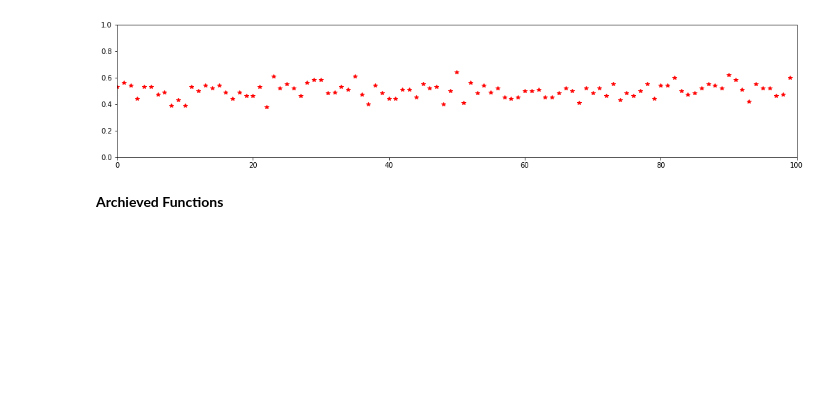
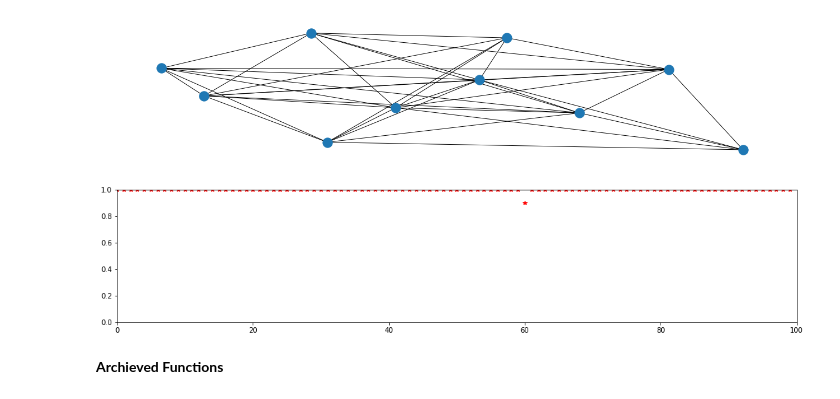
Before and after one commit to TimChenyu/GRN, a Jupyter notebook: GRN_Colab_Implementation.ipynb, the cells around one changed output. Saved outputs shown, nothing was run; the diff lists cells and outputs as text; code cells hidden in the pictures; blank space fills up the shorter version.

```diff
--- a/GRN_Colab_Implementation.ipynb
+++ b/GRN_Colab_Implementation.ipynb
@@ -187,10 +206,20 @@ gene_start_probability = 1
+# %%
+size = 10
+gene_start_probability = 1
+sparsity = 0.2 ##n = Sparsity 1- Tree, 0-Fully Connected #Nodes to remove
+weight = 1
 # %%
-BoltzmannModel = BoltzmannGRN(size, gene_start_probability)
+BoltzmannModel = BoltzmannGRN(size, gene_start_probability, weight, sparsity)
 BoltzmannGraph = BoltzmannModel.graph
+nx.draw(BoltzmannGraph)
+plt.show()
 time, list_size = BoltzmannModel.update(size, BoltzmannGraph, 100)
 BoltzmannModel.show_plot(time, list_size)
+
+#Explore Degree Distribution
 # %% [output]
-[figure, old version]
+[figure, new version]
+[figure, added]
 # %% [markdown]
 **Archieved Functions**
 # %%
```
Also changed, not shown: parts of 5 cells of this notebook.
